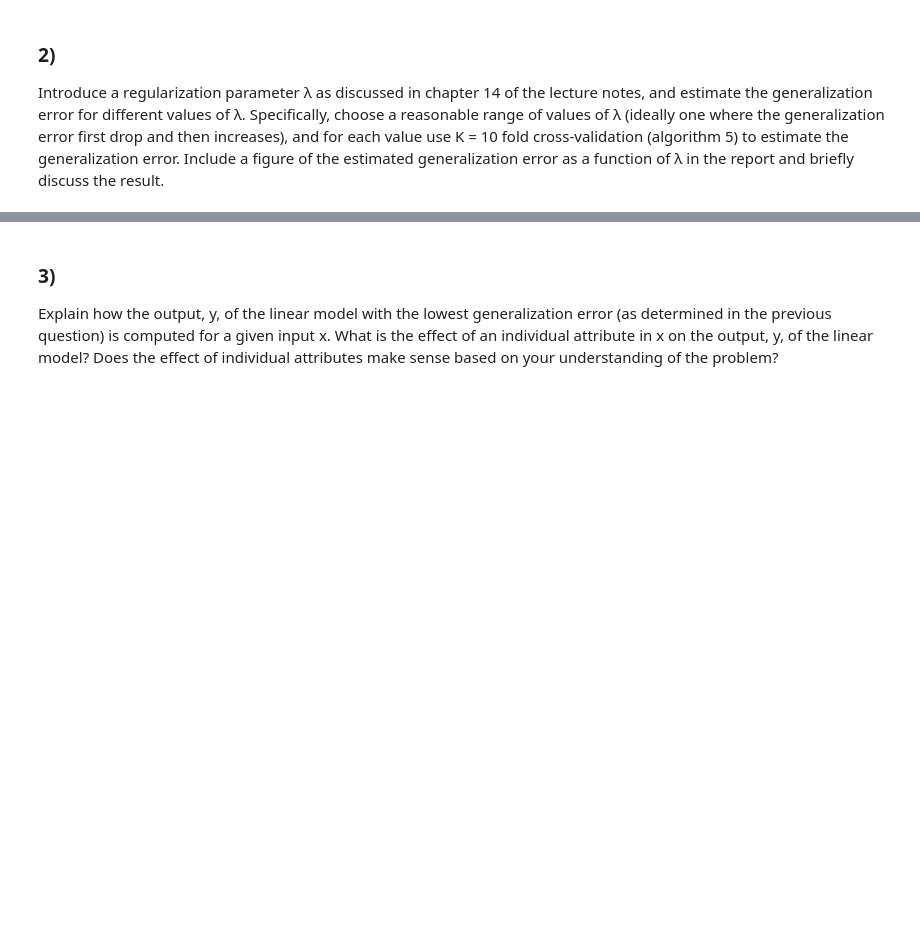
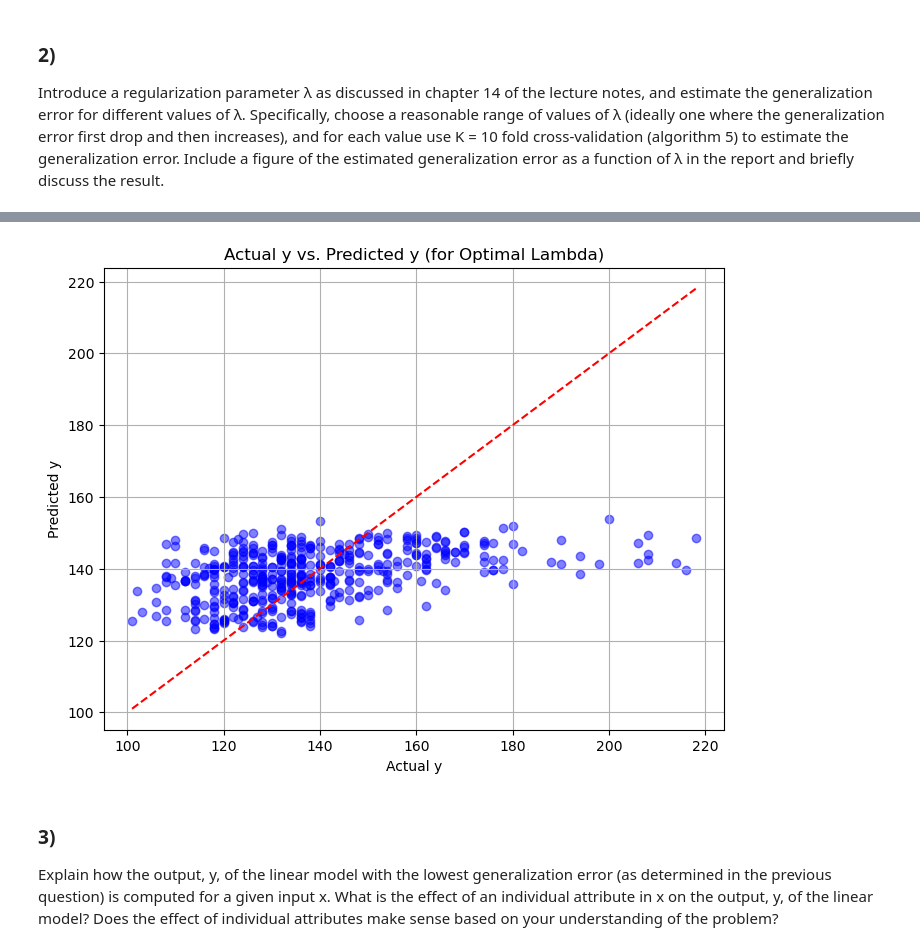
Before and after one commit to FrederikvSvane/Machine-Learning-Project1, a Jupyter notebook: Project2/main2.ipynb, the cells around one changed output, grey strips where cells are left out. Cells and saved outputs as stored; diff of their text form; code cells hidden in the pictures; blank space fills up the shorter version.

```diff
--- a/Project2/main2.ipynb
+++ b/Project2/main2.ipynb
@@ -108,3 +108,20 @@ The optimal value of lambda is: 210.49041445120199
+# %%
+# Predict y_est
+ridge_model = Ridge(alpha=optimal_lambda)
+ridge_model.fit(X_scaled_df, y)
+y_est = ridge_model.predict(X_scaled_df)
+
+# Plot y vs. y_est
+plt.figure(figsize=(8, 6))
+plt.scatter(y, y_est, c='blue', marker='o', alpha=0.5)
+plt.plot([y.min(), y.max()], [y.min(), y.max()], c='red', linestyle='--')
+plt.title('Actual y vs. Predicted y (for Optimal Lambda)')
+plt.xlabel('Actual y')
+plt.ylabel('Predicted y')
+plt.grid(True)
+plt.show()
+# %% [output]
+[figure, added]
 # %% [markdown]
 ### 3)
 
```
Also changed, not shown: parts of 3 cells of this notebook, 1 other file.
